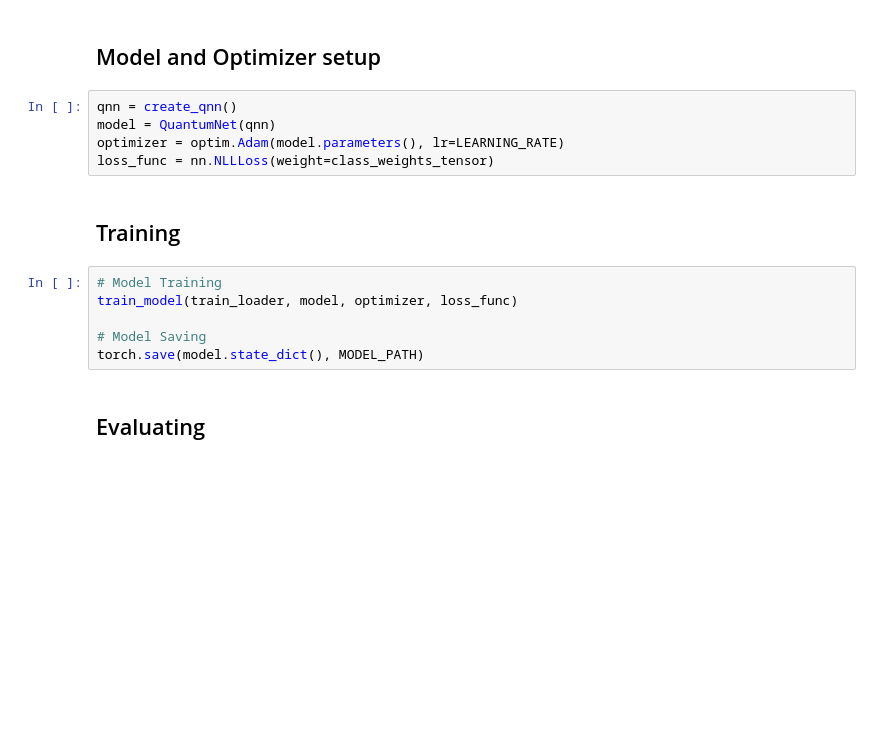
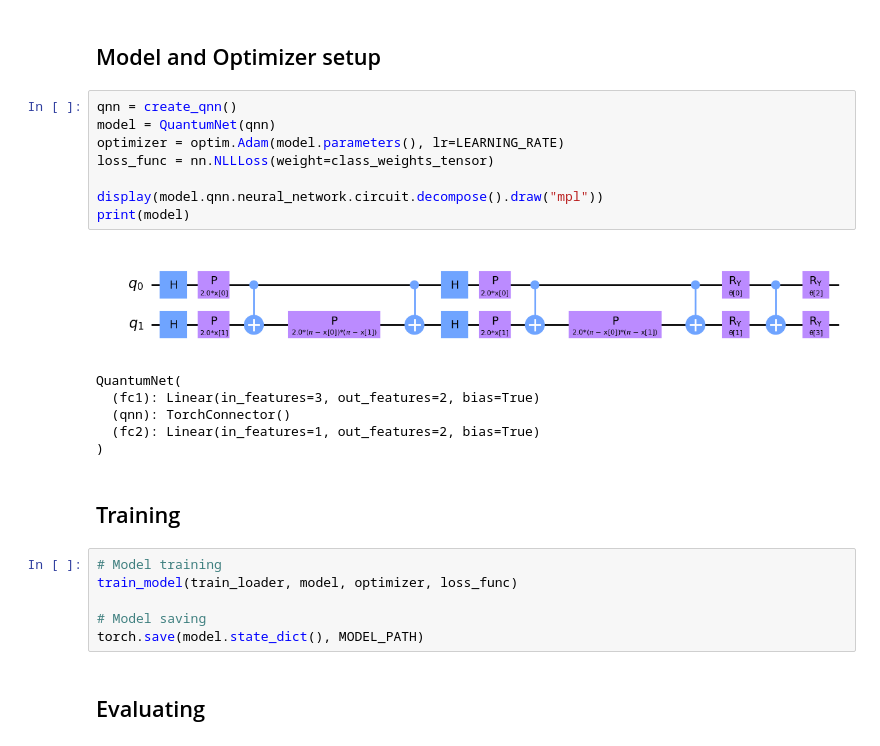
Before and after one commit to splch/ionq-ml-demo, a Jupyter notebook: pt2.ipynb, the cells around one changed output. Cells and saved outputs as stored; diff of their text form; blank space fills up the shorter version.

```diff
--- a/pt2.ipynb
+++ b/pt2.ipynb
@@ -103,15 +116,25 @@ class_weights_tensor = torch.tensor(class_weights).float()
 # %%
 qnn = create_qnn()
 model = QuantumNet(qnn)
 optimizer = optim.Adam(model.parameters(), lr=LEARNING_RATE)
 loss_func = nn.NLLLoss(weight=class_weights_tensor)
+
+display(model.qnn.neural_network.circuit.decompose().draw("mpl"))
+print(model)
+# %% [output]
+[figure, added]
+QuantumNet(
+  (fc1): Linear(in_features=3, out_features=2, bias=True)
+  (qnn): TorchConnector()
+  (fc2): Linear(in_features=1, out_features=2, bias=True)
+)
 # %% [markdown]
 ## Training
 # %%
-# Model Training
+# Model training
 train_model(train_loader, model, optimizer, loss_func)
 
-# Model Saving
+# Model saving
 torch.save(model.state_dict(), MODEL_PATH)
 # %% [markdown]
 ## Evaluating
```
Also changed, not shown: parts of 3 cells of this notebook, 5 other files.
